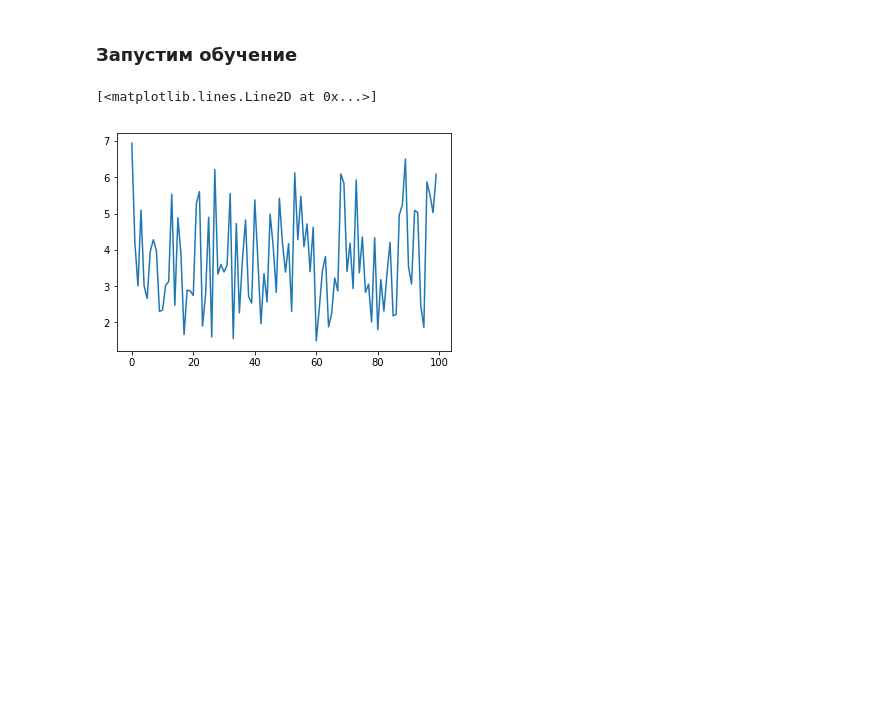
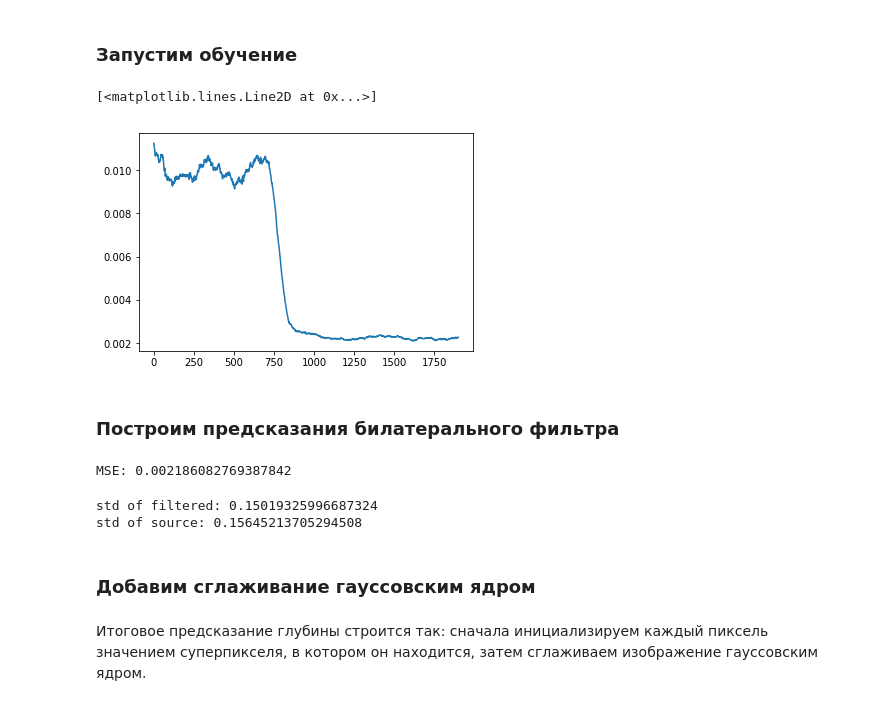
Before and after one commit to CnnDepth/FCRN_notebooks, a Jupyter notebook: Apply_filters.ipynb, the cells around one changed output. Drawn from its saved outputs; the diff is of its cells as text; code cells hidden in the pictures; blank space fills up the shorter version.

Commit message:
Bilateral filter applied to NN outputs

```diff
--- a/Apply_filters.ipynb
+++ b/Apply_filters.ipynb
@@ -106,0 +97,3 @@ print(prediction_superpixels.shape, gt_superpixels.shape, prediction_features.sh
+# %%
+theta_D = theta * D
+K = tf.nn.softmax(theta_D, axis=2)
@@ -107,3 +104,7 @@ print(prediction_superpixels.shape, gt_superpixels.shape, prediction_features.sh
+# %%
+loss = tf.losses.mean_squared_error(z_new, gt_plh)
+optimizer = tf.train.AdamOptimizer(1e-2)
+train_step = optimizer.minimize(loss)
 # %% [markdown]
 ### Запустим обучение
 # %%
@@ -114,8 +115,8 @@ from tqdm import tqdm
 # %%
 BATCH_SIZE = 16
 # %%
-loss_history = []
-for i in tqdm(range(100)):
+#loss_history = []
+for i in tqdm(range(1000)):
     ids = np.random.choice(np.arange(len(depths_sample)), size=BATCH_SIZE, replace=False)
     features = prediction_features[ids]
     gt = gt_superpixels[ids]
@@ -124,14 +125,19 @@ for i in tqdm(range(100)):
                 z_plh: prediction,
                 gt_plh: gt
                }
-    sess.run(train_step, feed_dict=feed_dict)
-    loss_value = sess.run(loss, feed_dict=feed_dict)
+    loss_value, _ = sess.run([loss, train_step], feed_dict=feed_dict)
     loss_history.append(loss_value)
 # %%
 import matplotlib.pyplot as plt
 %matplotlib inline
+# %%
+def running_mean(x, n):
+    cumsum = np.cumsum(x)
+    return (cumsum[n:] - cumsum[:-n]) / n
 # %%
-plt.plot(loss_history)
+plt.plot(running_mean(loss_history, 100))
 # %% [output]
 [<matplotlib.lines.Line2D at 0x...>]
-[figure, old version]
+[figure, new version]
+# %% [markdown]
+### Построим предсказания билатерального фильтра
@@ -137,0 +156,14 @@ plt.plot(loss_history)
+# %%
+print("MSE:", np.mean((sample_predictions_filtered - gt_superpixels) ** 2))
+# %% [output]
+MSE: 0.002186082769387842
+# %%
+print('std of filtered:', sample_predictions_filtered.std())
+print('std of source:', gt_superpixels.std())
+# %% [output]
+std of filtered: 0.15019325996687324
+std of source: 0.15645213705294508
+# %% [markdown]
+### Добавим сглаживание гауссовским ядром
+# %% [markdown]
+Итоговое предсказание глубины строится так: сначала инициализируем каждый пиксель значением суперпикселя, в котором он находится, затем сглаживаем изображение гауссовским ядром.
```
Also changed, not shown: parts of 30 cells of this notebook.
